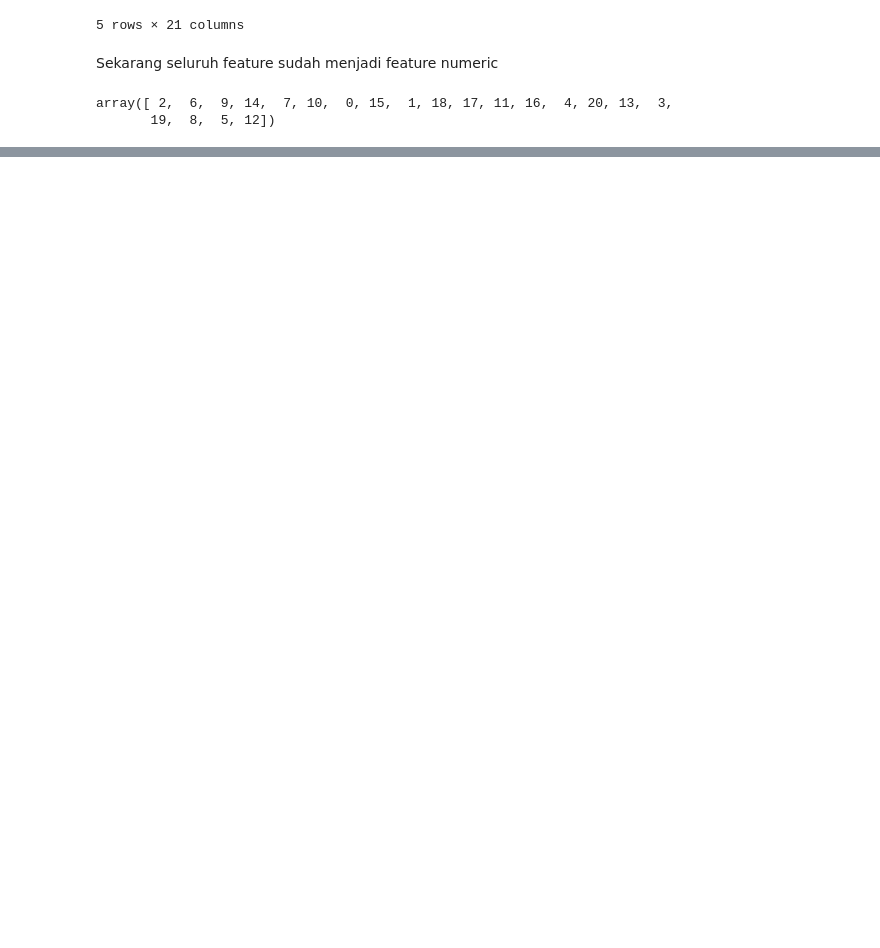
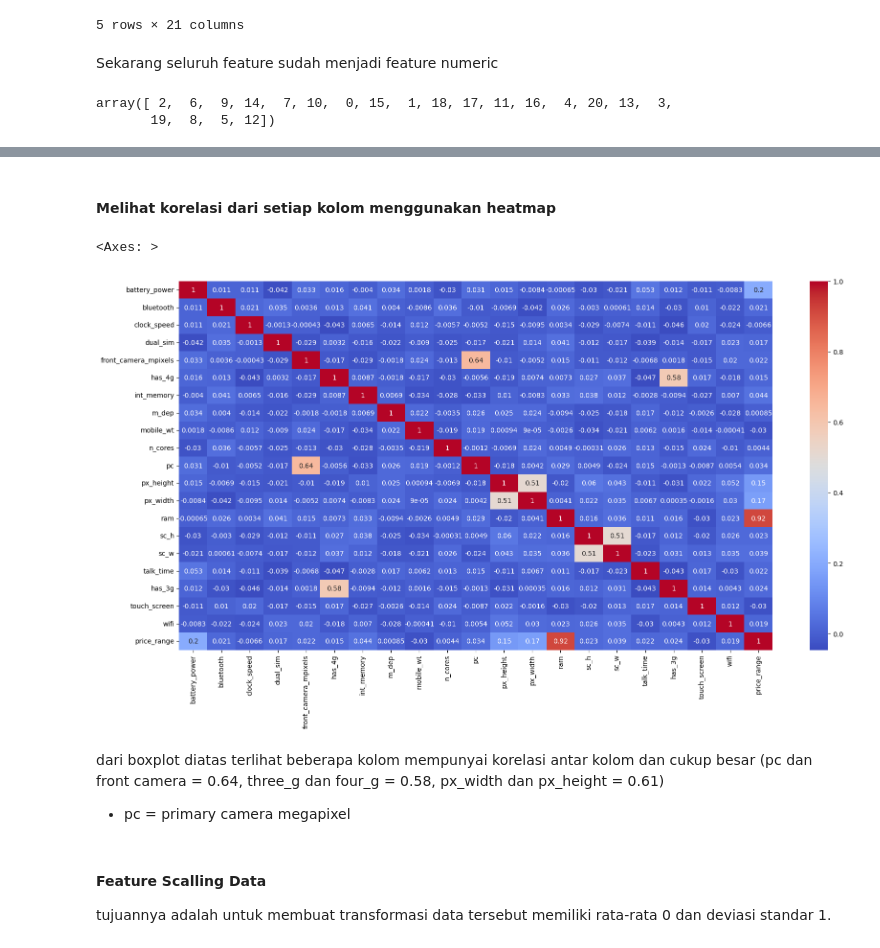
Before and after one commit to Aimin-Nur/DataAnalyst---PriceSmartphone, a Jupyter notebook: Prediksi Harga Hp.ipynb, the cells around one changed output, grey strips where cells are left out. Saved outputs shown, nothing was run; the diff lists cells and outputs as text; code cells hidden in the pictures; blank space fills up the shorter version.

```diff
--- a/Prediksi Harga Hp.ipynb
+++ b/Prediksi Harga Hp.ipynb
@@ -384,0 +425,15 @@ df.head()
+# %% [markdown]
+#### Melihat korelasi dari setiap kolom menggunakan heatmap
+# %%
+plt.figure(figsize=(20,10))
+sns.heatmap(df.corr(), annot = True, cmap='coolwarm')
+# %% [output]
+<Axes: >
+[figure, added]
+# %% [markdown]
+dari boxplot diatas terlihat beberapa kolom mempunyai korelasi antar kolom dan cukup besar (pc dan front camera = 0.64, three_g dan four_g = 0.58, px_width dan px_height = 0.61)
+
+- pc = primary camera megapixel
+# %% [markdown]
+#### Feature Scalling Data
+tujuannya adalah untuk membuat transformasi data tersebut memiliki rata-rata 0 dan deviasi standar 1.
```
Also changed, not shown: parts of 14 cells of this notebook.
